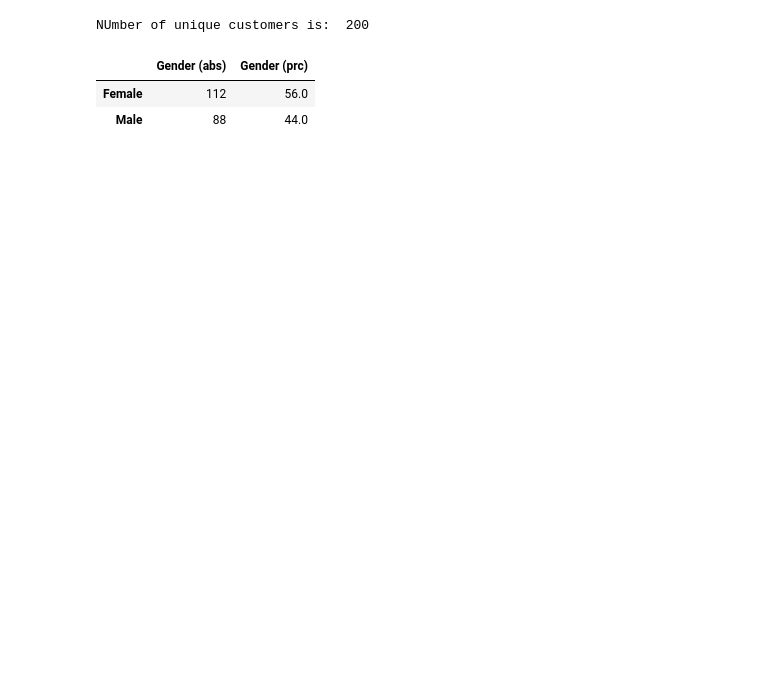
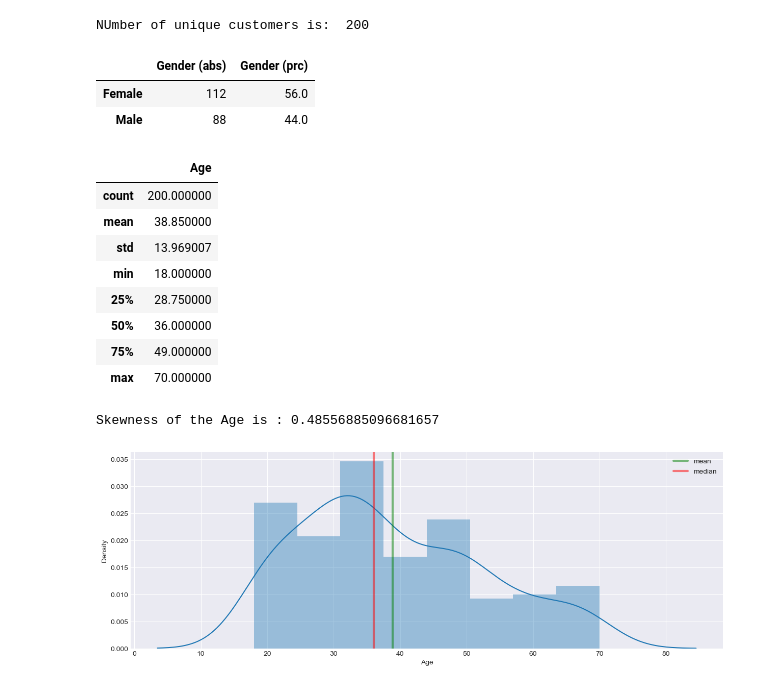
Before and after one commit to giannisbasa/Mall_Customer_Segmentation, a Jupyter notebook: 1. Coding/Mall_Customer_Segmentation.ipynb, the cells around one changed output. Cells and saved outputs as stored; diff of their text form; code cells hidden in the pictures; blank space fills up the shorter version.

```diff
--- a/1. Coding/Mall_Customer_Segmentation.ipynb
+++ b/1. Coding/Mall_Customer_Segmentation.ipynb
@@ -96,3 +109,20 @@ gender
 |  | Gender (abs) | Gender (prc) |
 | Female | 112 | 56.0 |
 | Male | 88 | 44.0 |
+# %%
+# 3. What is the distribution of ages
+display(df['Age'].describe().to_frame())
+
+distplot(df, 'Age')
+# %% [output]
+|  | Age |
+| count | 200.000000 |
+| mean | 38.850000 |
+| std | 13.969007 |
+| min | 18.000000 |
+| 25% | 28.750000 |
+| 50% | 36.000000 |
+| 75% | 49.000000 |
+| max | 70.000000 |
+Skewness of the Age is : 0.48556885096681657
+[figure, added]
```
Also changed, not shown: parts of 3 cells of this notebook.
